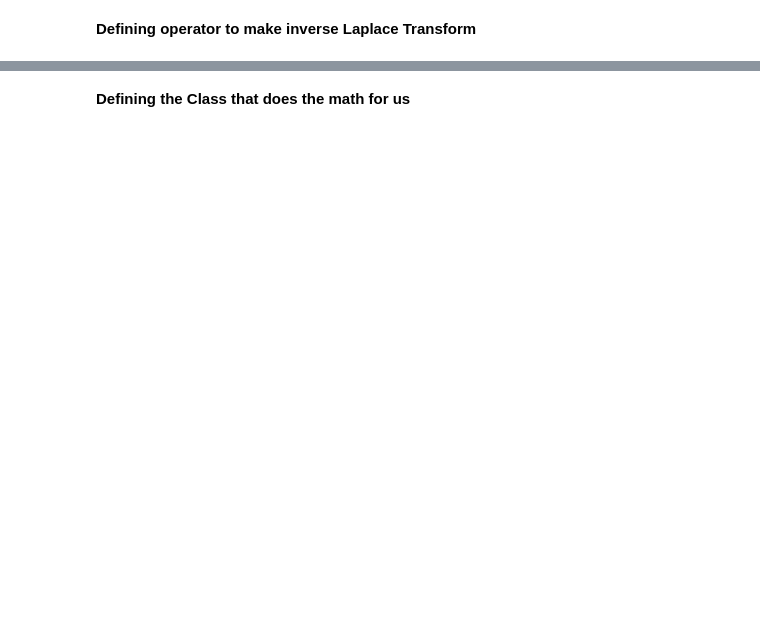
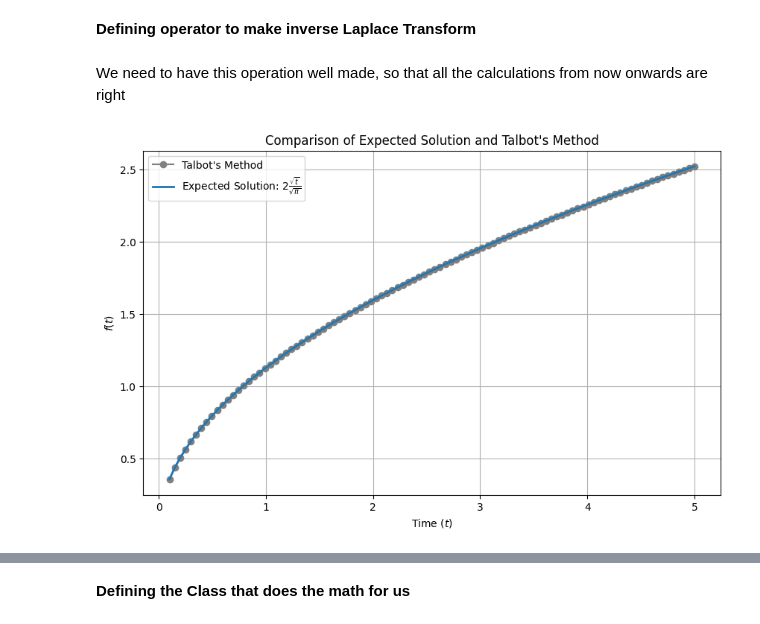
Before and after one commit to PassosSouza/LabsEletroquimica, a Jupyter notebook: Laboratorio 1/Cyclic Voltammetry - From paper.ipynb, the cells around one changed output, grey strips where cells are left out. Cells and saved outputs as stored; diff of their text form; code cells hidden in the pictures; blank space fills up the shorter version.

```diff
--- a/Laboratorio 1/Cyclic Voltammetry - From paper.ipynb
+++ b/Laboratorio 1/Cyclic Voltammetry - From paper.ipynb
@@ -9,7 +14,9 @@ from scipy.signal import find_peaks
 # %% [markdown]
 **Defining operator to make inverse Laplace Transform**
+# %% [markdown]
+We need to have this operation well made, so that all the calculations from now onwards are right
 # %%
-def Talbot(F, t_vals, N=16):
+def Talbot(F, t_vals, N=24):
     # https://code.activestate.com/recipes/576934-numerical-inversion-of-the-laplace-transform-using/
     """
     Computes the inverse Laplace transform using Talbot's method for multiple time values.
@@ -26,30 +33,61 @@ def Talbot(F, t_vals, N=16):
     results = np.zeros_like(t_vals, dtype=np.float64)
 
     # Step size
     h = 2 * np.pi / N
     shift = 0.0  # Adjust this if needed for poles on the positive real axis
 
     for idx, t in enumerate(t_vals):
         if t <= 1e-10:
             results[idx] = 0.0  # Assign NaN for invalid t values
             continue
 
         ans = 0.0
         for k in range(N):
             theta = -np.pi + (k + 0.5) * h  # Midpoint rule
             cot_term = 1 / np.tan(0.6407 * theta)  # Avoid division issues with cotangent
 
             # Talbot contour transformation
             z = shift + (N / t) * (0.5017 * theta * cot_term - 0.6122 + 0.2645j * theta)
             dz = (N / t) * (-0.5017 * 0.6407 * theta / np.sin(0.6407 * theta) ** 2 + 0.5017 * cot_term + 0.2645j)
 
             # Debugging: Check for NaN or inf in F(z) or dz
             if np.isnan(F(z)) or np.isinf(F(z)) or np.isnan(dz) or np.isinf(dz):
                 print(f"Warning: F(z) or dz is NaN/inf at t = {t}, z = {z}")
                 continue
 
             ans += np.exp(z * t) * F(z) * dz
 
         results[idx] = (h / (2j * np.pi) * ans).real  # Store the computed value
 
     return results
+
+# Define the Laplace domain function
+def F(s):
+    return 1 / (s ** (3/2))  # Laplace transform of f(t) = 2*sqrt(t)/sqrt(pi)
+
+# Define the expected solution
+def expected_solution(t):
+    return 2 * np.sqrt(t) / np.sqrt(np.pi)
+
+# Time values to evaluate the inverse transform
+t_vals = np.linspace(0.1, 5, 100)
+
+# Compute the inverse Laplace transform using Talbot's method
+talbot_results = Talbot(F, t_vals)
+
+# Compute the expected solution
+expected_results = expected_solution(t_vals)
+
+# Plot the comparison
+plt.figure(figsize=(10, 6))
+
+plt.plot(t_vals, talbot_results,"o-" ,color='gray', label="Talbot's Method")
+plt.plot(t_vals, expected_results, label="Expected Solution: $2 \\frac{\sqrt{t}}{\sqrt{\pi}}$", linestyle="-", linewidth=2)
+plt.xlabel("Time ($t$)")
+plt.ylabel("$f(t)$")
+plt.title("Comparison of Expected Solution and Talbot's Method")
+plt.legend()
+plt.grid(True)
+plt.show()
+# %% [output]
+[figure, added]
```
Also changed, not shown: parts of 26 cells of this notebook.
